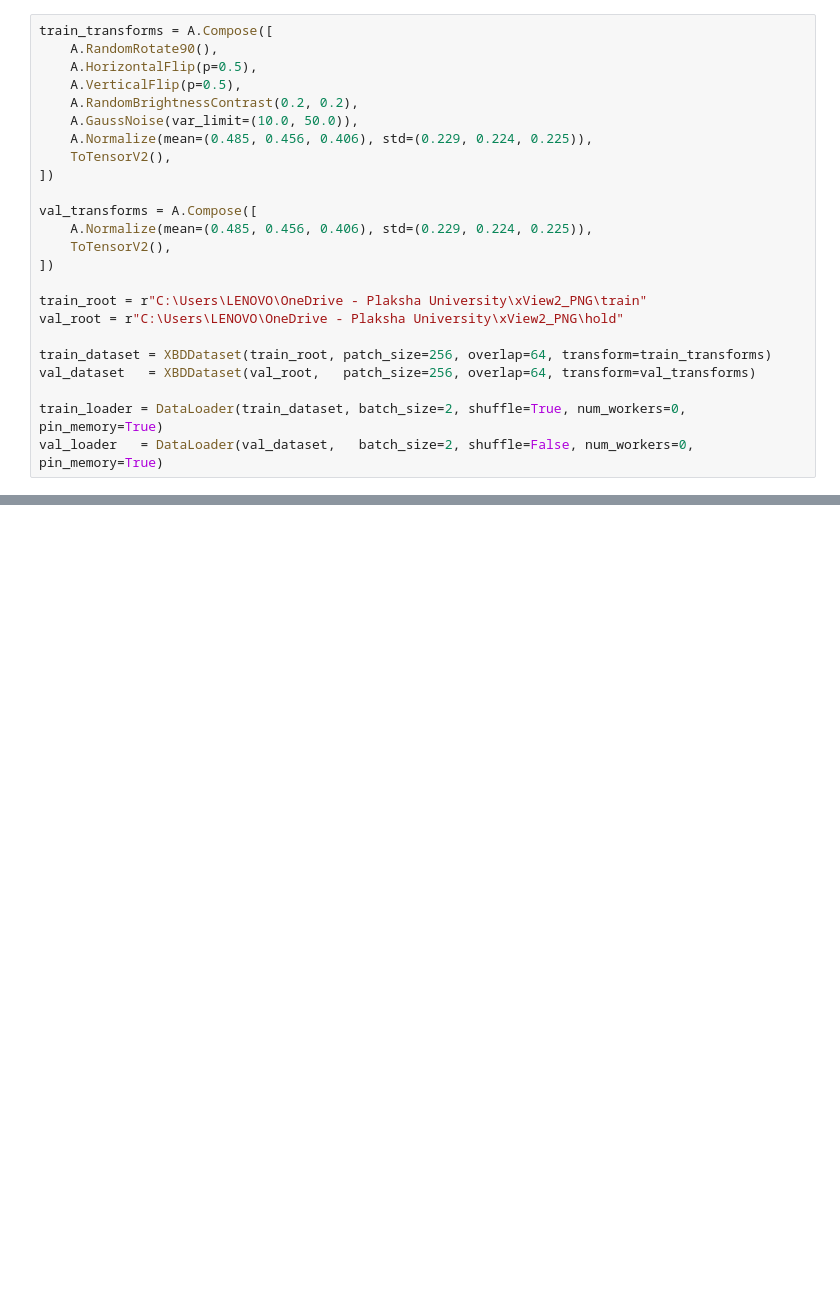
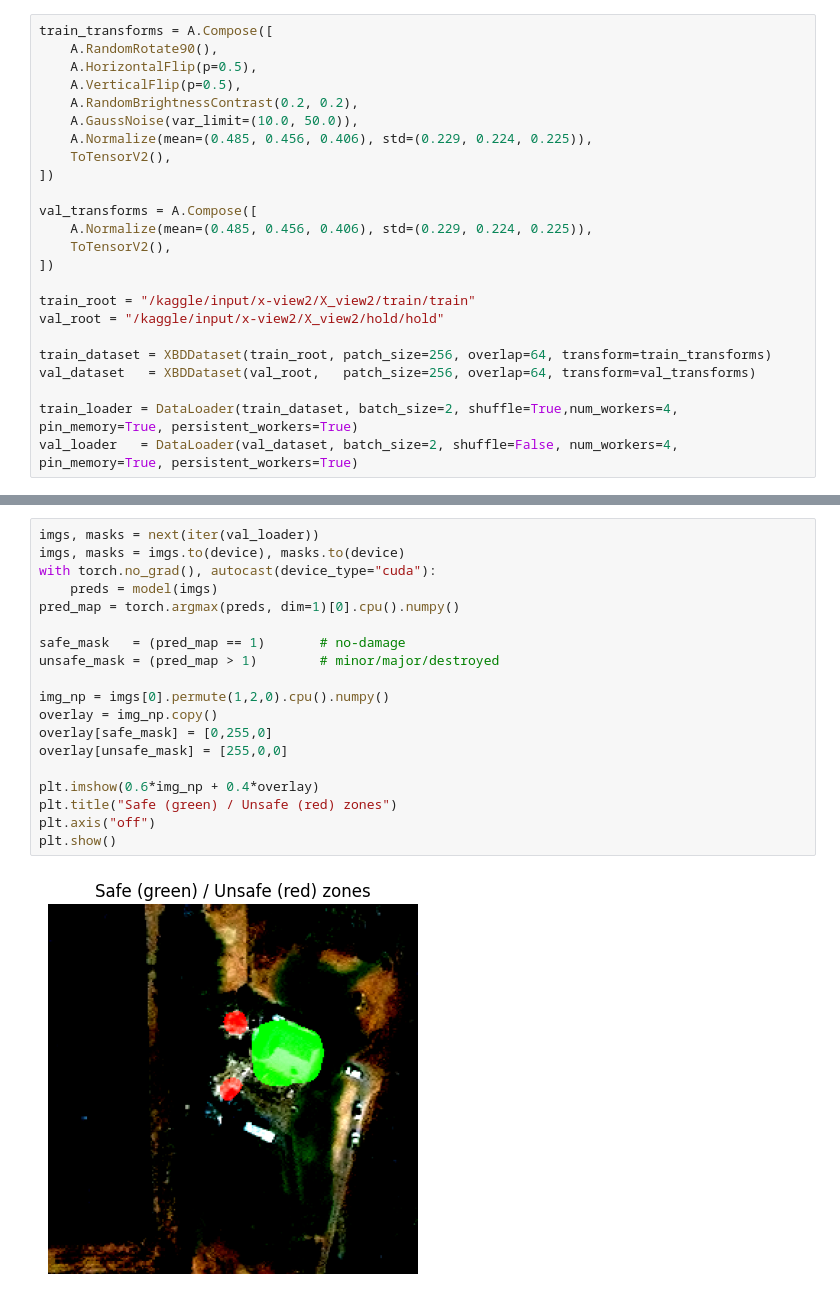
Before and after one commit to Ynehra24/DLPROJ, a Jupyter notebook: segmentation.ipynb, the cells around one changed output, grey strips where cells are left out. Saved outputs shown, nothing was run; the diff lists cells and outputs as text; blank space fills up the shorter version.

```diff
--- a/segmentation.ipynb
+++ b/segmentation.ipynb
@@ -78,12 +107,12 @@ val_transforms = A.Compose([
     ToTensorV2(),
 ])
 
-train_root = r"C:\Users\LENOVO\OneDrive - Plaksha University\xView2_PNG\train"
-val_root = r"C:\Users\LENOVO\OneDrive - Plaksha University\xView2_PNG\hold"
+train_root = "/kaggle/input/x-view2/X_view2/train/train"
+val_root = "/kaggle/input/x-view2/X_view2/hold/hold"
 
 train_dataset = XBDDataset(train_root, patch_size=256, overlap=64, transform=train_transforms)
 val_dataset   = XBDDataset(val_root,   patch_size=256, overlap=64, transform=val_transforms)
 
-train_loader = DataLoader(train_dataset, batch_size=2, shuffle=True, num_workers=0, pin_memory=True)
-val_loader   = DataLoader(val_dataset,   batch_size=2, shuffle=False, num_workers=0, pin_memory=True)
+train_loader = DataLoader(train_dataset, batch_size=2, shuffle=True,num_workers=4, pin_memory=True, persistent_workers=True)
+val_loader   = DataLoader(val_dataset, batch_size=2, shuffle=False, num_workers=4, pin_memory=True, persistent_workers=True)
 # %% [output]
@@ -236,0 +373,21 @@ plt.show()
+# %%
+imgs, masks = next(iter(val_loader))
+imgs, masks = imgs.to(device), masks.to(device)
+with torch.no_grad(), autocast(device_type="cuda"):
+    preds = model(imgs)
+pred_map = torch.argmax(preds, dim=1)[0].cpu().numpy()
+
+safe_mask   = (pred_map == 1)       # no-damage
+unsafe_mask = (pred_map > 1)        # minor/major/destroyed
+
+img_np = imgs[0].permute(1,2,0).cpu().numpy()
+overlay = img_np.copy()
+overlay[safe_mask] = [0,255,0]
+overlay[unsafe_mask] = [255,0,0]
+
+plt.imshow(0.6*img_np + 0.4*overlay)
+plt.title("Safe (green) / Unsafe (red) zones")
+plt.axis("off")
+plt.show()
+# %% [output]
+[figure, added]
```
Also changed, not shown: parts of 13 cells of this notebook.
